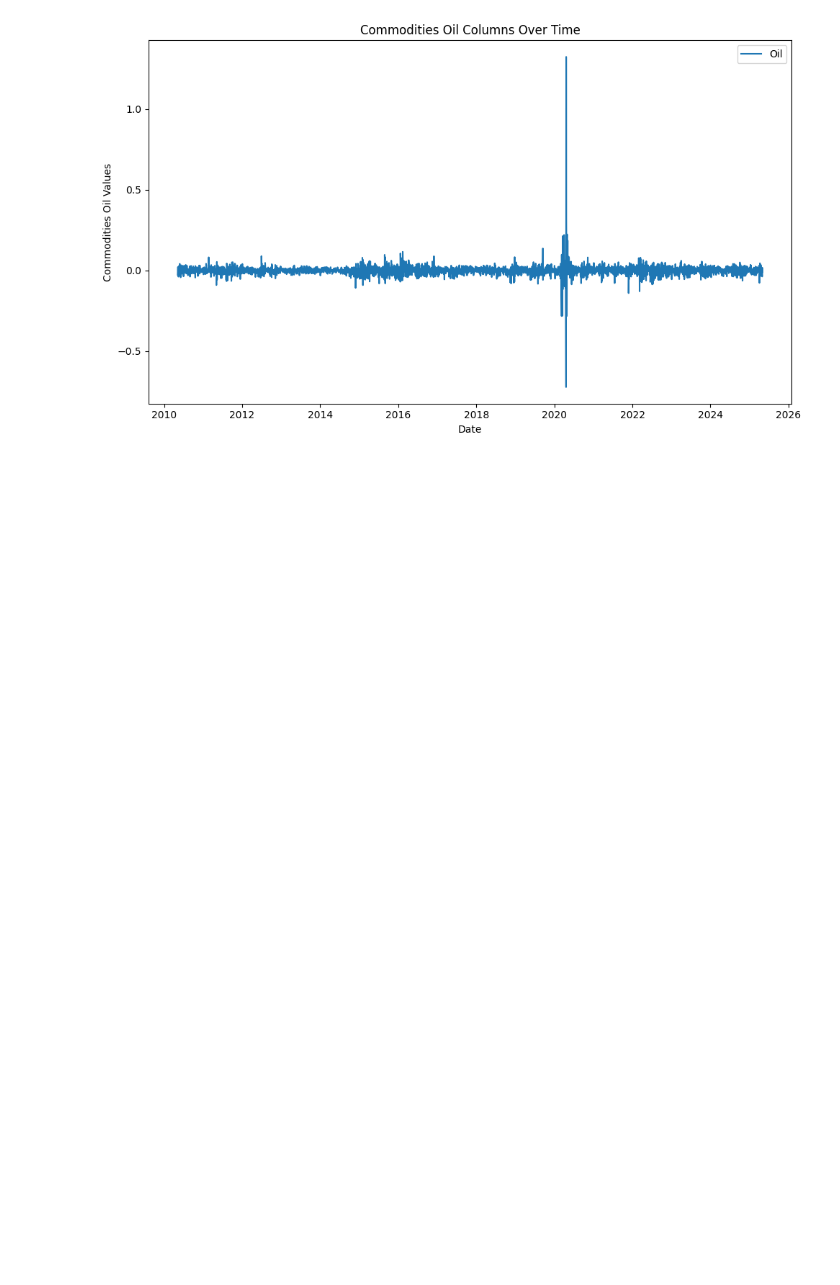
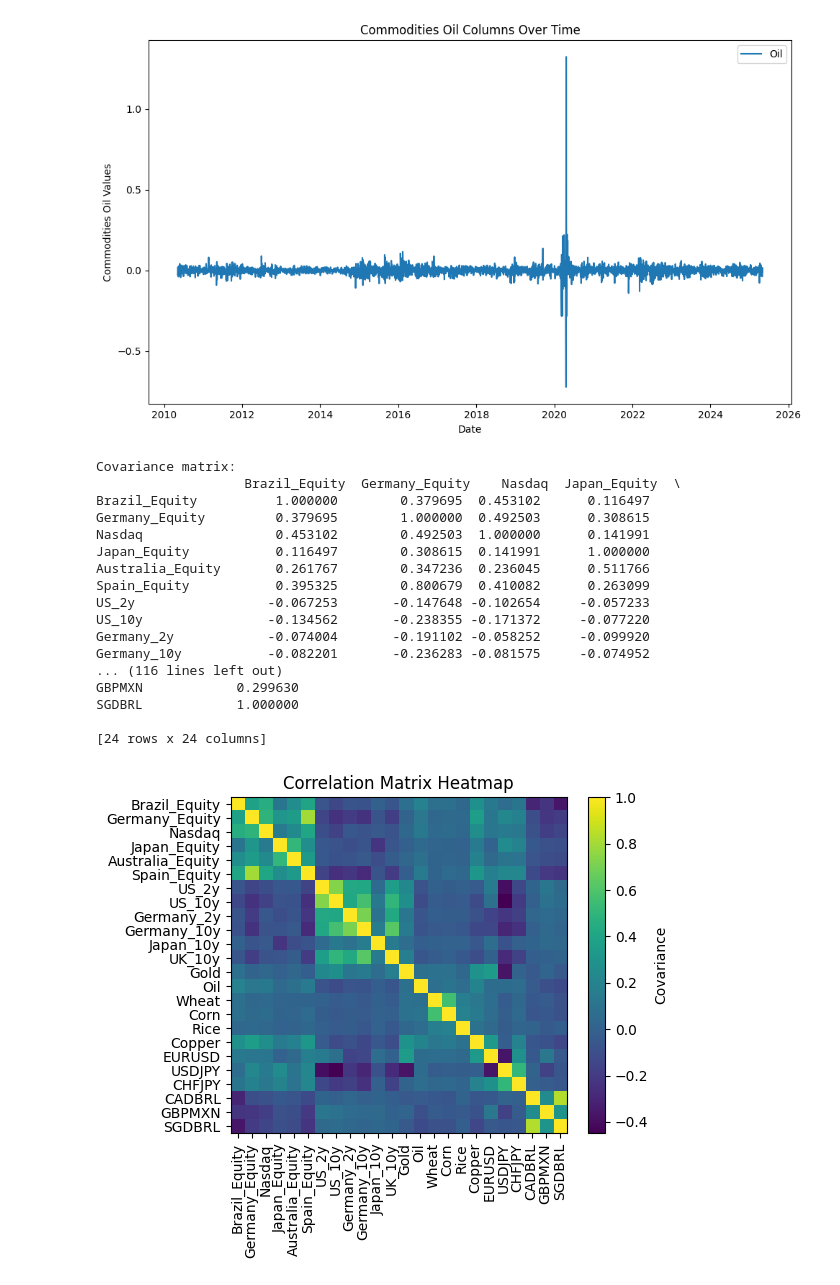
Before and after one commit to MartyJester/MarPort, a Jupyter notebook: Hope.ipynb, the cells around one changed output. Saved outputs shown, nothing was run; the diff lists cells and outputs as text; code cells hidden in the pictures; blank space fills up the shorter version.

Commit message:
Creates correlation matrix

```diff
--- a/Hope.ipynb
+++ b/Hope.ipynb
@@ -317,3 +317,40 @@ plt.close()
 [figure]
 [figure]
 [figure]
+# %%
+import matplotlib.pyplot as plt
+
+# Compute correlation matrix
+cov = df_log_returns.corr()
+
+# Print the matrix
+print("Covariance matrix:\n", cov)
+
+# Plot heatmap with Matplotlib
+plt.figure(figsize=(6, 5))
+plt.imshow(cov, aspect='equal')
+plt.colorbar(label='Covariance')
+plt.xticks(range(len(cov.columns)), cov.columns, rotation=90)
+plt.yticks(range(len(cov.index)), cov.index)
+plt.title("Correlation Matrix Heatmap")
+plt.tight_layout()
+plt.show()
+# %% [output]
+Covariance matrix:
+                   Brazil_Equity  Germany_Equity    Nasdaq  Japan_Equity  \
+Brazil_Equity          1.000000        0.379695  0.453102      0.116497
+Germany_Equity         0.379695        1.000000  0.492503      0.308615
+Nasdaq                 0.453102        0.492503  1.000000      0.141991
+Japan_Equity           0.116497        0.308615  0.141991      1.000000
+Australia_Equity       0.261767        0.347236  0.236045      0.511766
+Spain_Equity           0.395325        0.800679  0.410082      0.263099
+US_2y                 -0.067253       -0.147648 -0.102654     -0.057233
+US_10y                -0.134562       -0.238355 -0.171372     -0.077220
+Germany_2y            -0.074004       -0.191102 -0.058252     -0.099920
+Germany_10y           -0.082201       -0.236283 -0.081575     -0.074952
+... (116 lines left out)
+GBPMXN            0.299630
+SGDBRL            1.000000
+
+[24 rows x 24 columns]
+[figure, added]
```
